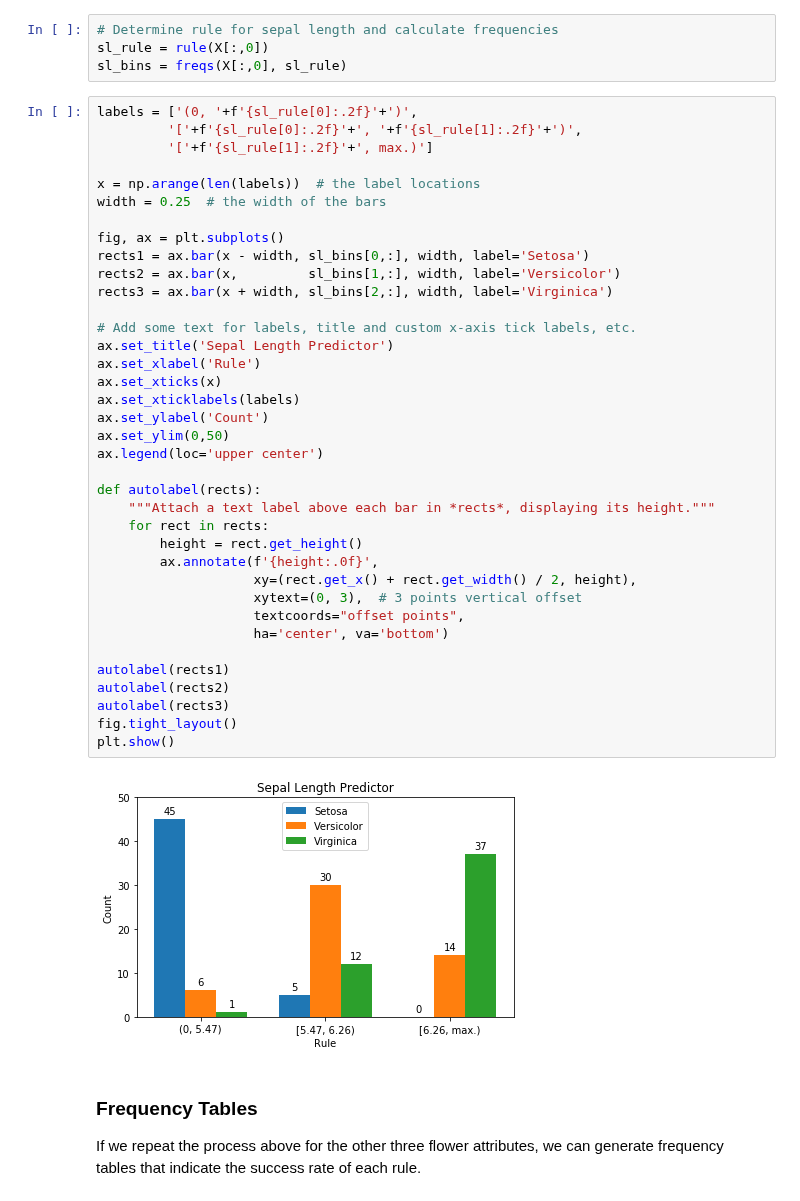
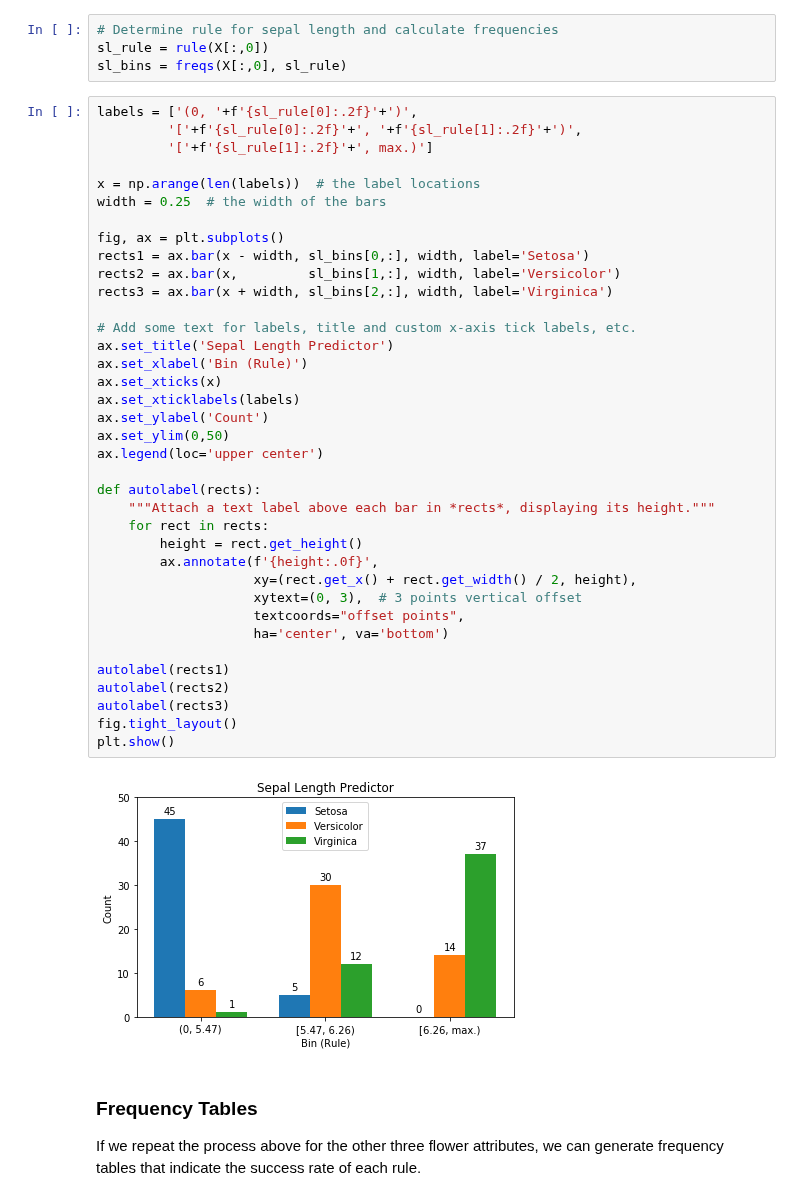
Before and after one commit to sabaronett/2017-cmp, a Jupyter notebook: homework/Baronett_hw11.ipynb, the cells around one changed output. Saved outputs shown, nothing was run; the diff lists cells and outputs as text.

```diff
--- a/homework/Baronett_hw11.ipynb
+++ b/homework/Baronett_hw11.ipynb
@@ -126,35 +126,35 @@ width = 0.25  # the width of the bars
 
 fig, ax = plt.subplots()
 rects1 = ax.bar(x - width, sl_bins[0,:], width, label='Setosa')
 rects2 = ax.bar(x,         sl_bins[1,:], width, label='Versicolor')
 rects3 = ax.bar(x + width, sl_bins[2,:], width, label='Virginica')
 
 # Add some text for labels, title and custom x-axis tick labels, etc.
 ax.set_title('Sepal Length Predictor')
-ax.set_xlabel('Rule')
+ax.set_xlabel('Bin (Rule)')
 ax.set_xticks(x)
 ax.set_xticklabels(labels)
 ax.set_ylabel('Count')
 ax.set_ylim(0,50)
 ax.legend(loc='upper center')
 
 def autolabel(rects):
     """Attach a text label above each bar in *rects*, displaying its height."""
     for rect in rects:
         height = rect.get_height()
         ax.annotate(f'{height:.0f}',
                     xy=(rect.get_x() + rect.get_width() / 2, height),
                     xytext=(0, 3),  # 3 points vertical offset
                     textcoords="offset points",
                     ha='center', va='bottom')
 
 autolabel(rects1)
 autolabel(rects2)
 autolabel(rects3)
 fig.tight_layout()
 plt.show()
 # %% [output]
-[figure, old version]
+[figure, new version]
 # %% [markdown]
 ### Frequency Tables
 If we repeat the process above for the other three flower attributes, we can generate frequency tables that indicate the success rate of each rule.
```
Also changed, not shown: parts of 7 cells of this notebook.
